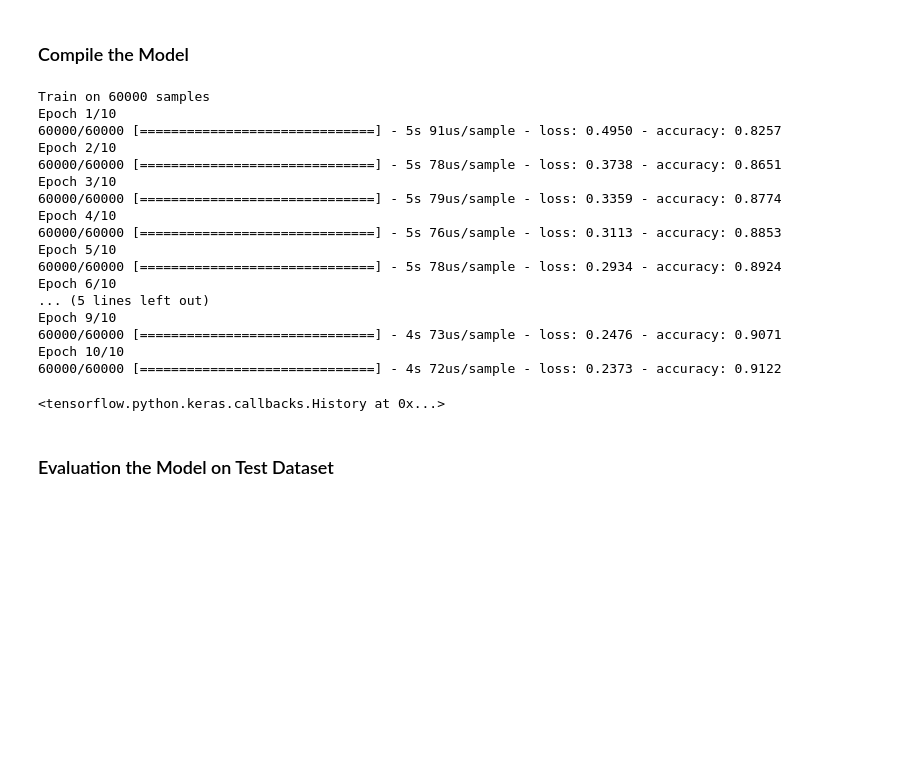
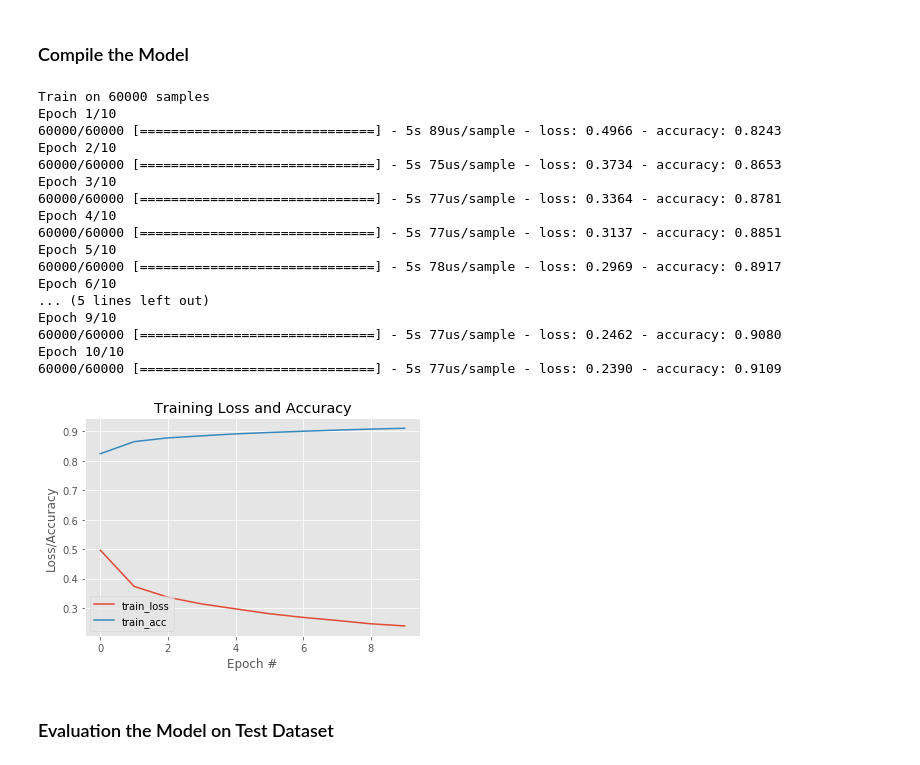
Before and after one commit to alinspiron/Fashion-MNIST, a Jupyter notebook: Fashion_MNIST.ipynb, the cells around one changed output. Drawn from its saved outputs; the diff is of its cells as text; code cells hidden in the pictures; blank space fills up the shorter version.

```diff
--- a/Fashion_MNIST.ipynb
+++ b/Fashion_MNIST.ipynb
@@ -124,27 +124,40 @@ _________________________________________________________________
 model.compile(optimizer='adam',
               loss=tf.keras.losses.SparseCategoricalCrossentropy(from_logits=True),
               metrics=['accuracy'])
-# %%
-model.fit(train_images, train_labels, epochs=10)
-# %% [output]
-Train on 60000 samples
-Epoch 1/10
-60000/60000 [==============================] - 5s 91us/sample - loss: 0.4950 - accuracy: 0.8257
-Epoch 2/10
-60000/60000 [==============================] - 5s 78us/sample - loss: 0.3738 - accuracy: 0.8651
-Epoch 3/10
-60000/60000 [==============================] - 5s 79us/sample - loss: 0.3359 - accuracy: 0.8774
-Epoch 4/10
-60000/60000 [==============================] - 5s 76us/sample - loss: 0.3113 - accuracy: 0.8853
-Epoch 5/10
-60000/60000 [==============================] - 5s 78us/sample - loss: 0.2934 - accuracy: 0.8924
-Epoch 6/10
-... (5 lines left out)
-Epoch 9/10
-60000/60000 [==============================] - 4s 73us/sample - loss: 0.2476 - accuracy: 0.9071
-Epoch 10/10
-60000/60000 [==============================] - 4s 72us/sample - loss: 0.2373 - accuracy: 0.9122
-<tensorflow.python.keras.callbacks.History at 0x...>
+# %%
+H = model.fit(train_images, train_labels, epochs=10)
+%matplotlib inline
+N = np.arange(0,  10)
+plt.style.use("ggplot")
+fig = plt.figure()
+plt.plot(N, H.history["loss"], label="train_loss")
+#plt.plot(N, H.history["val_loss"], label="val_loss")
+plt.plot(N, H.history["accuracy"], label="train_acc")
+#plt.plot(N, H.history["val_accuracy"], label="val_acc")
+plt.title("Training Loss and Accuracy")
+plt.xlabel("Epoch #")
+plt.ylabel("Loss/Accuracy")
+plt.legend(loc="lower left")
+plt.show()
+# %% [output]
+Train on 60000 samples
+Epoch 1/10
+60000/60000 [==============================] - 5s 89us/sample - loss: 0.4966 - accuracy: 0.8243
+Epoch 2/10
+60000/60000 [==============================] - 5s 75us/sample - loss: 0.3734 - accuracy: 0.8653
+Epoch 3/10
+60000/60000 [==============================] - 5s 77us/sample - loss: 0.3364 - accuracy: 0.8781
+Epoch 4/10
+60000/60000 [==============================] - 5s 77us/sample - loss: 0.3137 - accuracy: 0.8851
+Epoch 5/10
+60000/60000 [==============================] - 5s 78us/sample - loss: 0.2969 - accuracy: 0.8917
+Epoch 6/10
+... (5 lines left out)
+Epoch 9/10
+60000/60000 [==============================] - 5s 77us/sample - loss: 0.2462 - accuracy: 0.9080
+Epoch 10/10
+60000/60000 [==============================] - 5s 77us/sample - loss: 0.2390 - accuracy: 0.9109
+[figure, added]
 # %% [markdown]
 ### Evaluation the Model on Test Dataset
 # %%
```
Also changed, not shown: parts of 5 cells of this notebook.
